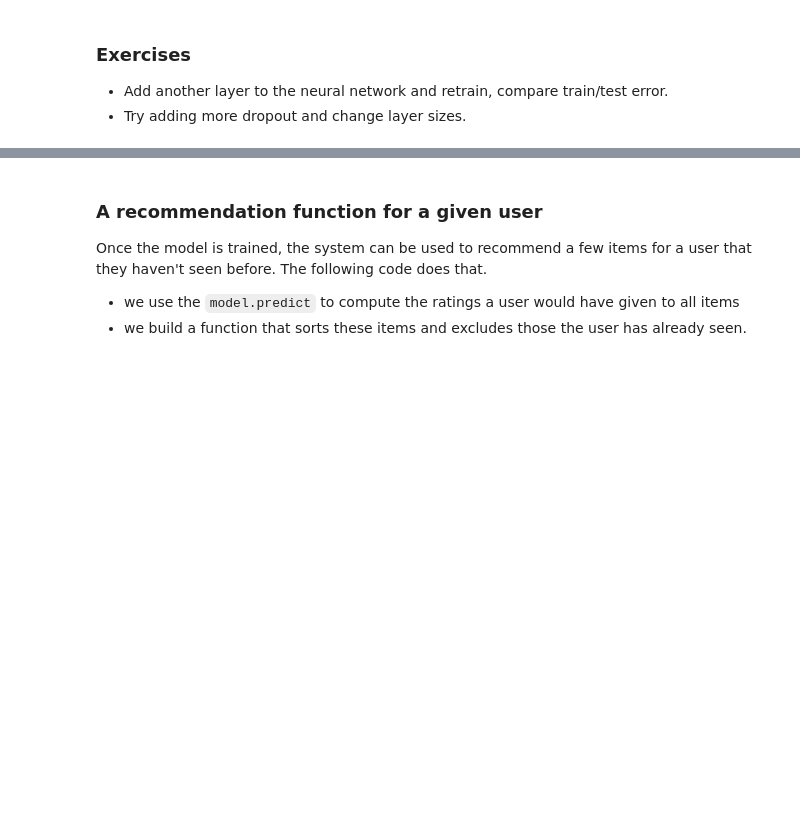
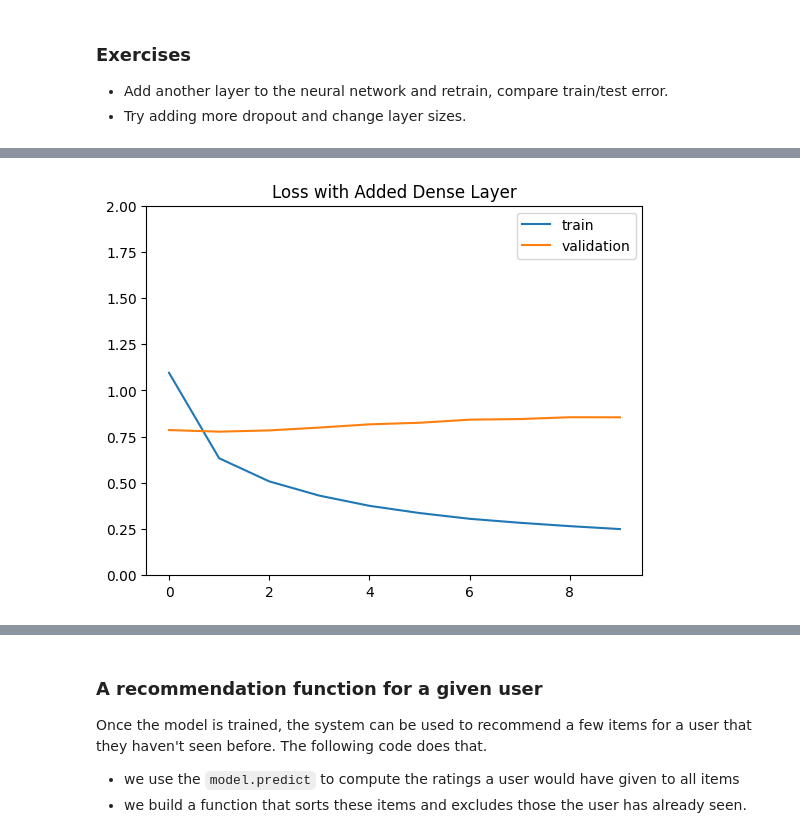
Before and after one commit to AntonioMLancuentra/deep_learning, a Jupyter notebook: 01_materials/labs/lab_3.ipynb, the cells around one changed output, grey strips where cells are left out. Drawn from its saved outputs; the diff is of its cells as text; code cells hidden in the pictures; blank space fills up the shorter version.

```diff
--- a/01_materials/labs/lab_3.ipynb
+++ b/01_materials/labs/lab_3.ipynb
@@ -482,3 +653,42 @@ px.scatter(tsne_df, x="tsne_1", y="tsne_2",
 
  - Add another layer to the neural network and retrain, compare train/test error.
  - Try adding more dropout and change layer sizes.
+# %%
+# For each sample we input the integer identifiers
+# of a single user and a single item
+class RegressionModelWithDense(Model):
+    def __init__(self, embedding_size, max_user_id, max_item_id):
+        super().__init__()
+        self.user_embedding = Embedding(output_dim=embedding_size,
+                                        input_dim=max_user_id + 1,
+                                        name='user_embedding')
+        self.item_embedding = Embedding(output_dim=embedding_size,
+                                        input_dim=max_item_id + 1,
+                                        name='item_embedding')
+        self.flatten = Flatten()
+        self.dot = Dot(axes=1)
+        self.dense = Dense(64, activation='relu')          # New layer added
+        self.dropout = Dropout(0.25)                         # Regularization
+        self.output_layer = Dense(1, activation='linear')
+
+    def call(self, inputs):
+        user_inputs = inputs[0]
+        item_inputs = inputs[1]
+        user_vecs = self.flatten(self.user_embedding(user_inputs))
+        item_vecs = self.flatten(self.item_embedding(item_inputs))
+        interaction = self.dot([user_vecs, item_vecs])
+
+        x = self.dense(interaction)
+        x = self.dropout(x)
+        output = self.output_layer(x)
+        return output
+
+model_with_dense = RegressionModelWithDense(embedding_size=64, max_user_id=all_ratings['user_id'].max(), max_item_id=all_ratings['item_id'].max())
+model_with_dense.compile(optimizer="adam", loss='mae')
+# %%
+%%time
+
+# Training the model
+history_with_dense = model_with_dense.fit([user_id_train, item_id_train], rating_train,
+                    batch_size=64, epochs=10, validation_split=0.1,
+                    shuffle=True)
@@ -484,0 +713,8 @@ px.scatter(tsne_df, x="tsne_1", y="tsne_2",
+# %%
+plt.plot(history_with_dense.history['loss'], label='train')
+plt.plot(history_with_dense.history['val_loss'], label='validation')
+plt.ylim(0, 2)
+plt.legend(loc='best')
+plt.title('Loss with Added Dense Layer');
+# %% [output]
+[figure, added]
```
Also changed, not shown: parts of 43 cells of this notebook.
